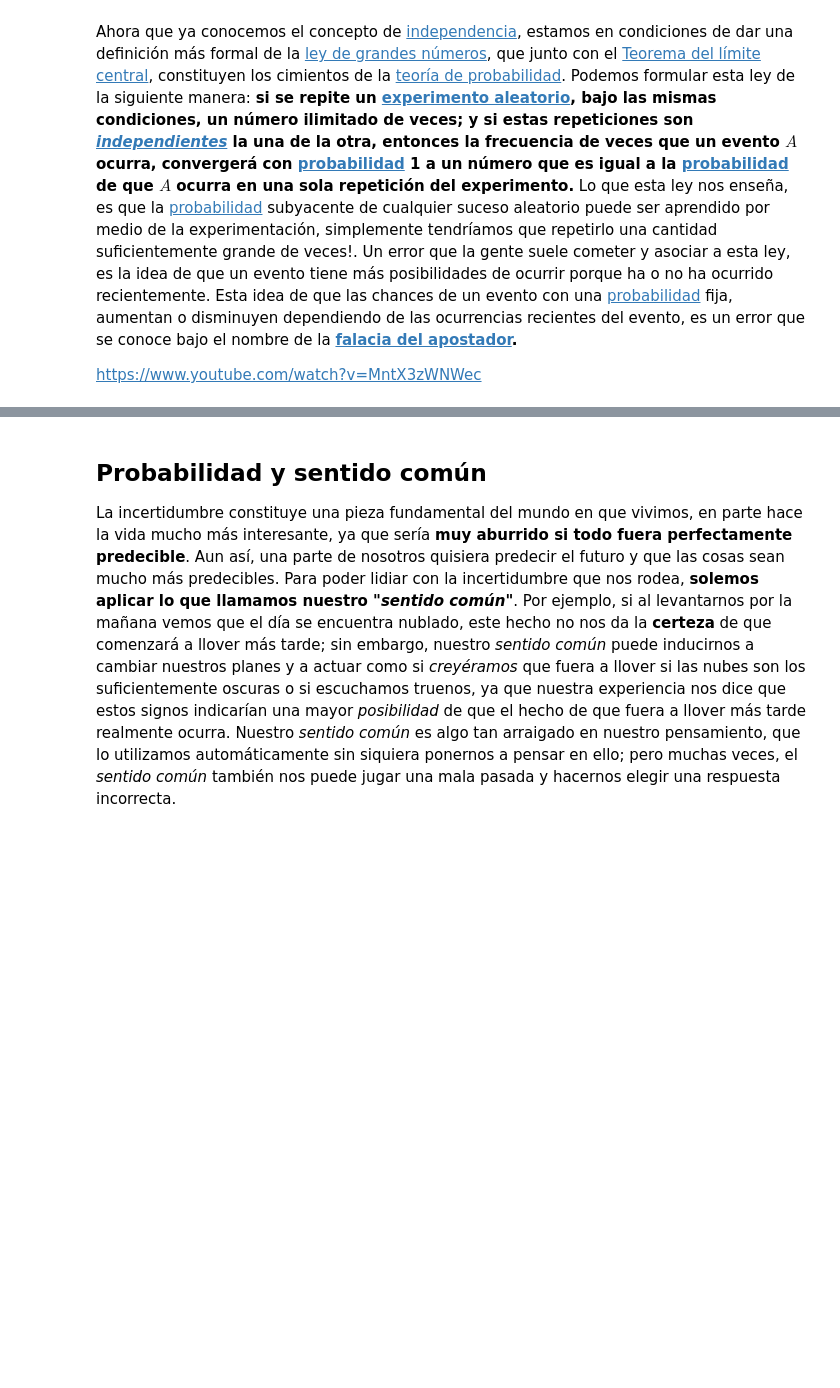
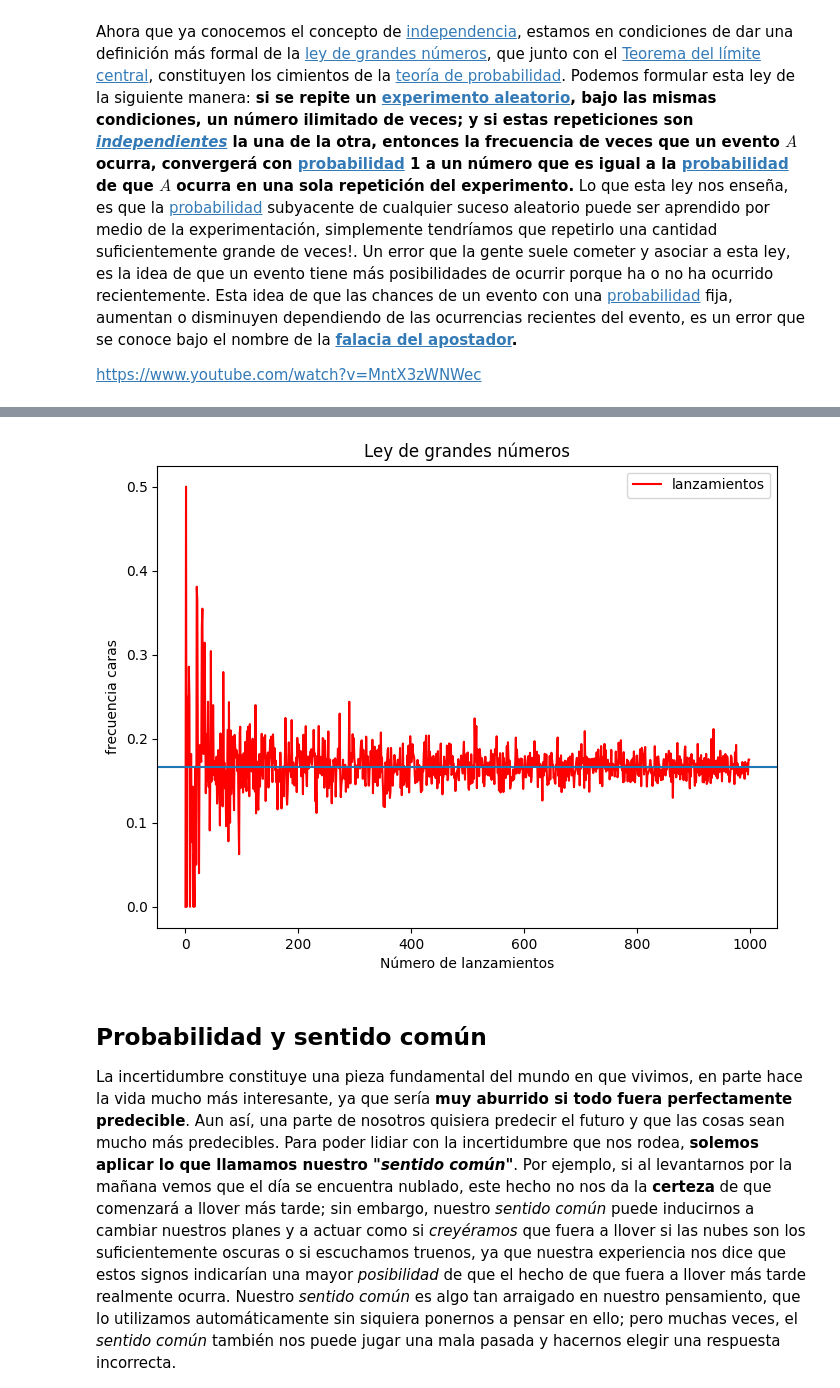
Before and after one commit to isotomor/DSPT_TBS_SVL_0922, a Jupyter notebook: 2-Data Analytics/0-Matematicas_DS/3-Probabilidad.ipynb, the cells around one changed output, grey strips where cells are left out. Saved outputs shown, nothing was run; the diff lists cells and outputs as text; code cells hidden in the pictures; blank space fills up the shorter version.

```diff
--- a/2-Data Analytics/0-Matematicas_DS/3-Probabilidad.ipynb
+++ b/2-Data Analytics/0-Matematicas_DS/3-Probabilidad.ipynb
@@ -249,20 +258,22 @@ resultados[0:5]
 # %%
 # Modificar la probabilidad de la moneda para que caiga cara solo en 1 de 6 veces.
 # moneda p=1/6 cara=1 cruz=0
 resultados = []
-for lanzamientos in range(1,10000):
+for lanzamientos in range(1,1000):
     lanzamientos = np.random.choice([0,1], lanzamientos, p=[5/6, 1/6])
     caras = lanzamientos.mean()
     resultados.append(caras)
 
 # graficamente
 df = pd.DataFrame({ 'lanzamientos' : resultados})
 
 df.plot(title='Ley de grandes números',color='r',figsize=(8, 6))
 plt.axhline(1/6)
 plt.xlabel("Número de lanzamientos")
 plt.ylabel("frecuencia caras")
 plt.show()
+# %% [output]
+[figure, added]
 # %% [markdown]
 
 ## Probabilidad y sentido común
```
Also changed, not shown: parts of 13 cells of this notebook.
